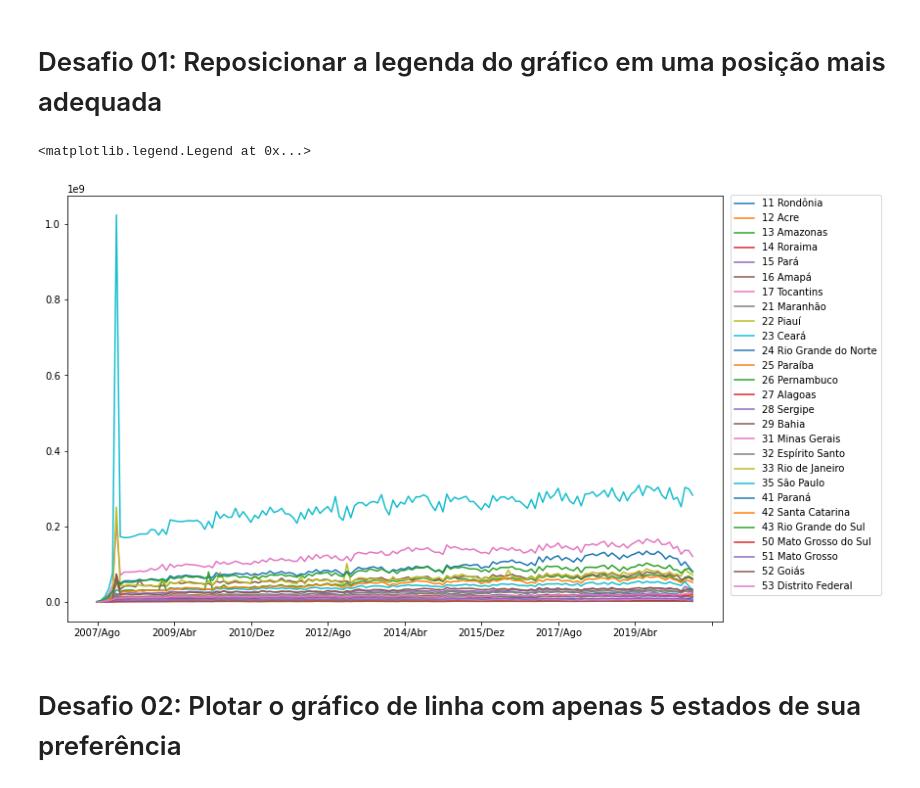
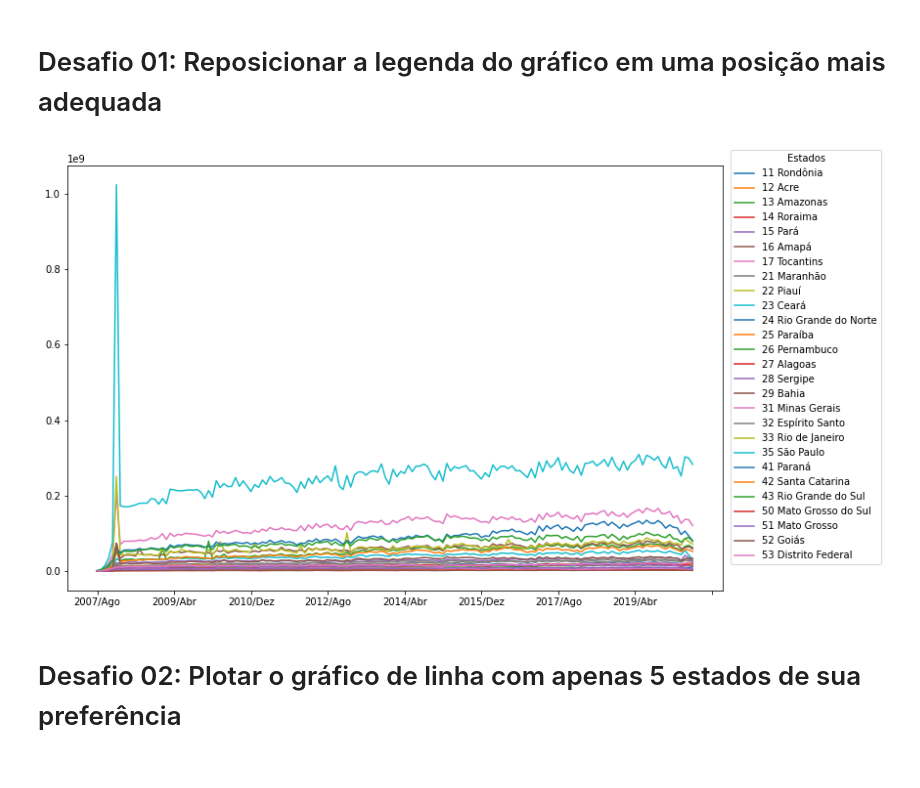
Before and after one commit to HenriqueCCdA/bootCampAluraDataScience, a Jupyter notebook: modulo1/desafios/Desafio_aula2_modulo1_pynb.ipynb, the cells around one changed output. Drawn from its saved outputs; the diff is of its cells as text; code cells hidden in the pictures.

```diff
--- a/modulo1/desafios/Desafio_aula2_modulo1_pynb.ipynb
+++ b/modulo1/desafios/Desafio_aula2_modulo1_pynb.ipynb
@@ -27,10 +27,10 @@ dados_usaveis = dados_usaveis.drop("Total", axis=1)
 # Desafio 01: Reposicionar a legenda do gráfico em uma posição mais adequada
 # %%
 dados_usaveis.T.plot(figsize=(12, 8))
-plt.legend(loc ='lower right', bbox_to_anchor=(1.25, 0.05))
+plt.legend(title= "Estados", loc ='lower right', bbox_to_anchor=(1.25, 0.05))
+plt.show()
 # %% [output]
-<matplotlib.legend.Legend at 0x...>
-[figure, old version]
+[figure, new version]
 # %% [markdown]
 # Desafio 02: Plotar o gráfico de linha com apenas 5 estados de sua preferência
 # %%
```
